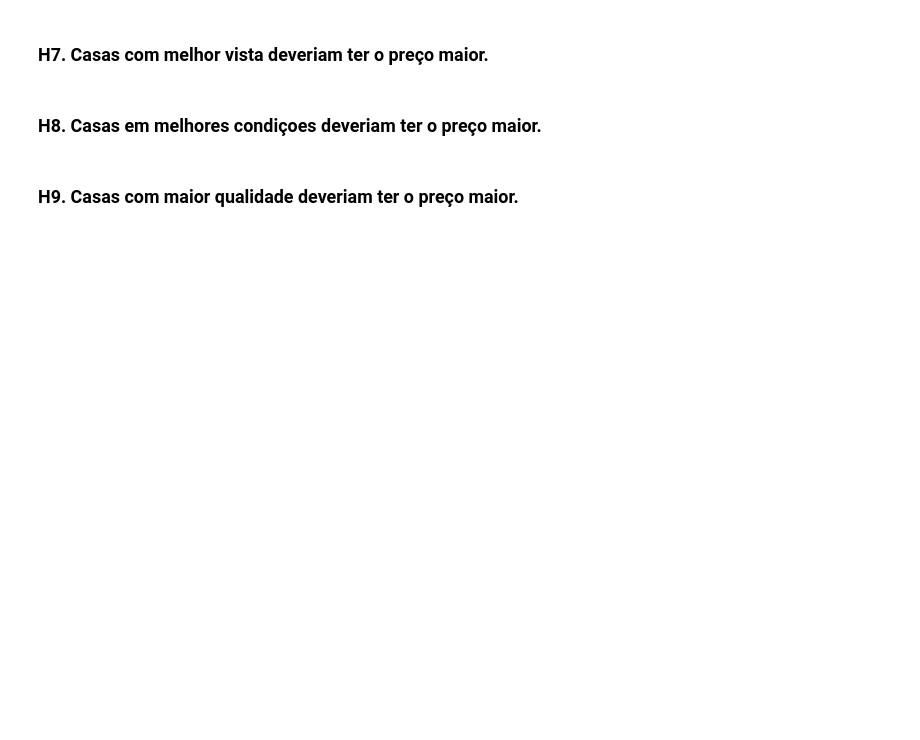
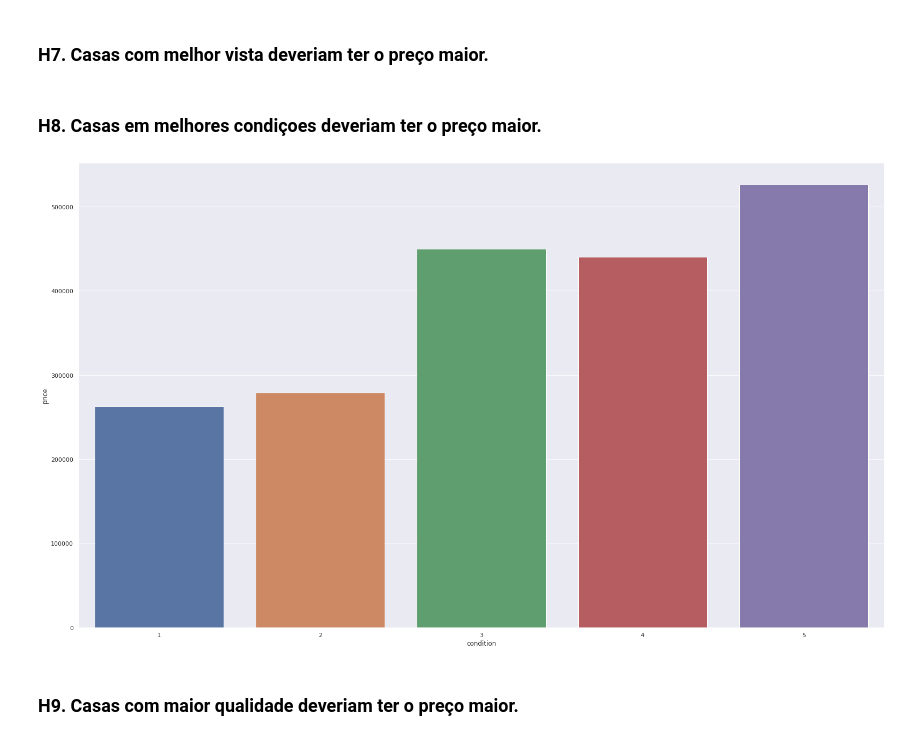
Before and after one commit to VictorTerror/House_Sales_Insights, a Jupyter notebook: 01_house_sales_insights.ipynb, the cells around one changed output. Saved outputs shown, nothing was run; the diff lists cells and outputs as text; code cells hidden in the pictures; blank space fills up the shorter version.

```diff
--- a/01_house_sales_insights.ipynb
+++ b/01_house_sales_insights.ipynb
@@ -384,5 +405,11 @@ sns.barplot( x='bedrooms', y='price', data=aux2 );
 ### H7. Casas com melhor vista deveriam ter o preço maior.
 # %% [markdown]
 ### H8. Casas em melhores condiçoes deveriam ter o preço maior.
+# %%
+aux1 = df3[['price', 'condition']].groupby('condition').median().reset_index()
+
+sns.barplot( x='condition', y='price', data=aux1 );
+# %% [output]
+[figure, added]
 # %% [markdown]
 ### H9. Casas com maior qualidade deveriam ter o preço maior.
```
Also changed, not shown: parts of 32 cells of this notebook.
